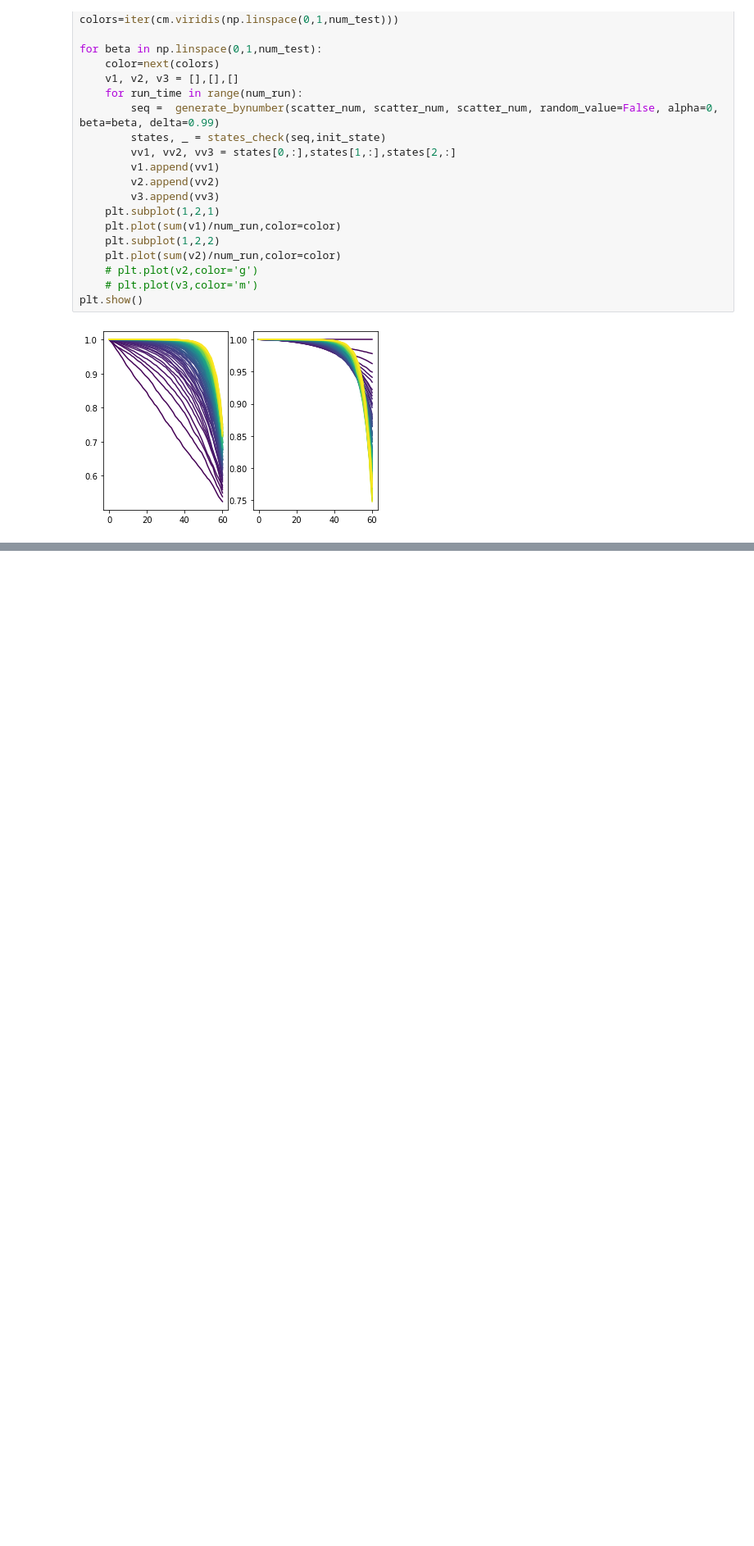
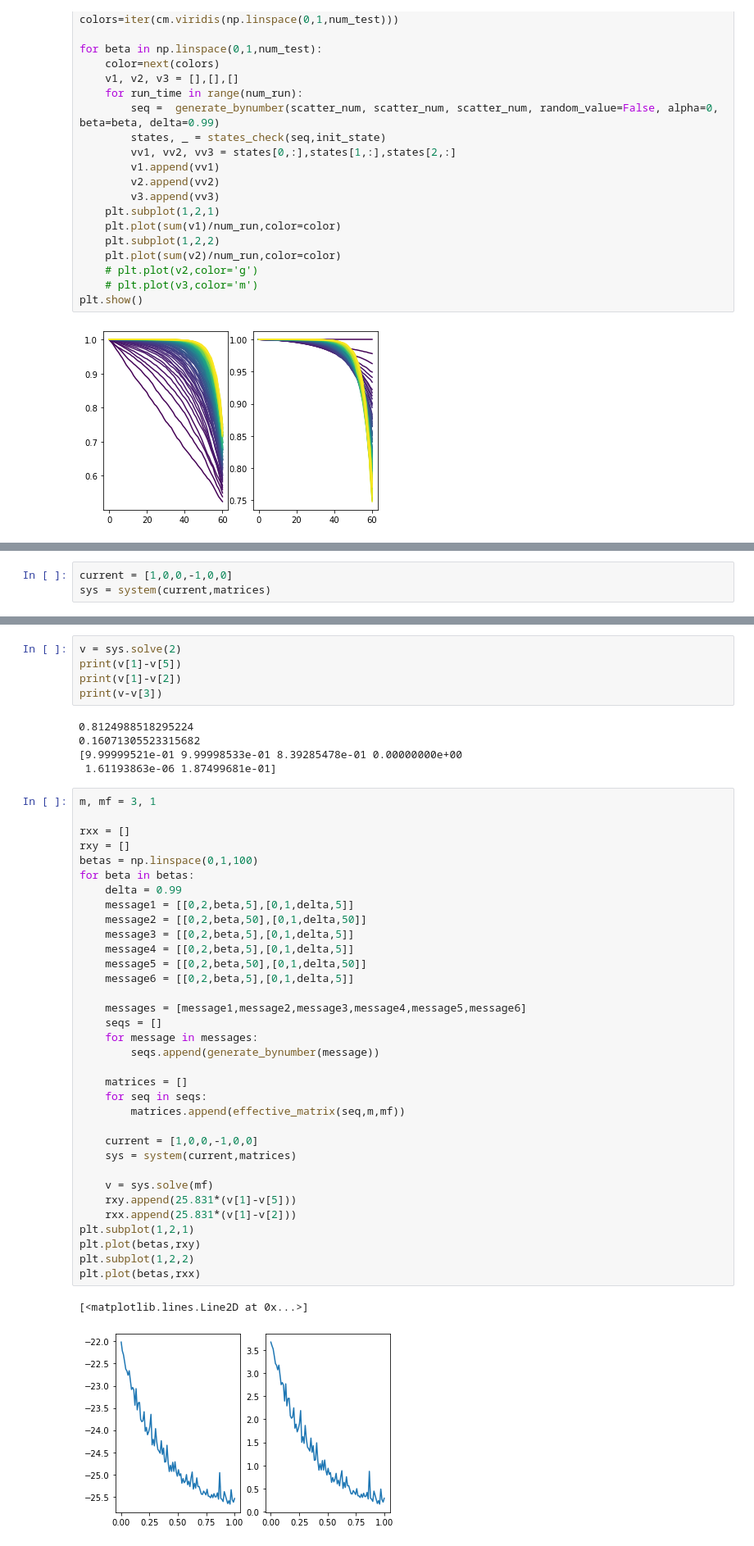
Before and after one commit to LarsonLaugh/Counterfusion, a Jupyter notebook: demo.ipynb, the cells around one changed output, grey strips where cells are left out. Shown: that part at 82% size. Cells and saved outputs as stored; diff of their text form; blank space fills up the shorter version.

Commit message:
Add a few examples to use the "system" class and to execute calculations of terminal voltages.

```diff
--- a/demo.ipynb
+++ b/demo.ipynb
@@ -291,0 +299,3 @@ generate_bynumber(message)
+# %%
+current = [1,0,0,-1,0,0]
+sys = system(current,matrices)
@@ -291,0 +335,47 @@ generate_bynumber(message)
+# %%
+v = sys.solve(2)
+print(v[1]-v[5])
+print(v[1]-v[2])
+print(v-v[3])
+# %% [output]
+0.8124988518295224
+0.16071305523315682
+[9.99999521e-01 9.99998533e-01 8.39285478e-01 0.00000000e+00
+ 1.61193863e-06 1.87499681e-01]
+# %%
+m, mf = 3, 1
+
+rxx = []
+rxy = []
+betas = np.linspace(0,1,100)
+for beta in betas:
+    delta = 0.99
+    message1 = [[0,2,beta,5],[0,1,delta,5]]
+    message2 = [[0,2,beta,50],[0,1,delta,50]]
+    message3 = [[0,2,beta,5],[0,1,delta,5]]
+    message4 = [[0,2,beta,5],[0,1,delta,5]]
+    message5 = [[0,2,beta,50],[0,1,delta,50]]
+    message6 = [[0,2,beta,5],[0,1,delta,5]]
+
+    messages = [message1,message2,message3,message4,message5,message6]
+    seqs = []
+    for message in messages:
+        seqs.append(generate_bynumber(message))
+
+    matrices = []
+    for seq in seqs:
+        matrices.append(effective_matrix(seq,m,mf))
+
+    current = [1,0,0,-1,0,0]
+    sys = system(current,matrices)
+
+    v = sys.solve(mf)
+    rxy.append(25.831*(v[1]-v[5]))
+    rxx.append(25.831*(v[1]-v[2]))
+plt.subplot(1,2,1)
+plt.plot(betas,rxy)
+plt.subplot(1,2,2)
+plt.plot(betas,rxx)
+# %% [output]
+[<matplotlib.lines.Line2D at 0x...>]
+[figure, added]
```
Also changed, not shown: parts of 7 cells of this notebook.
